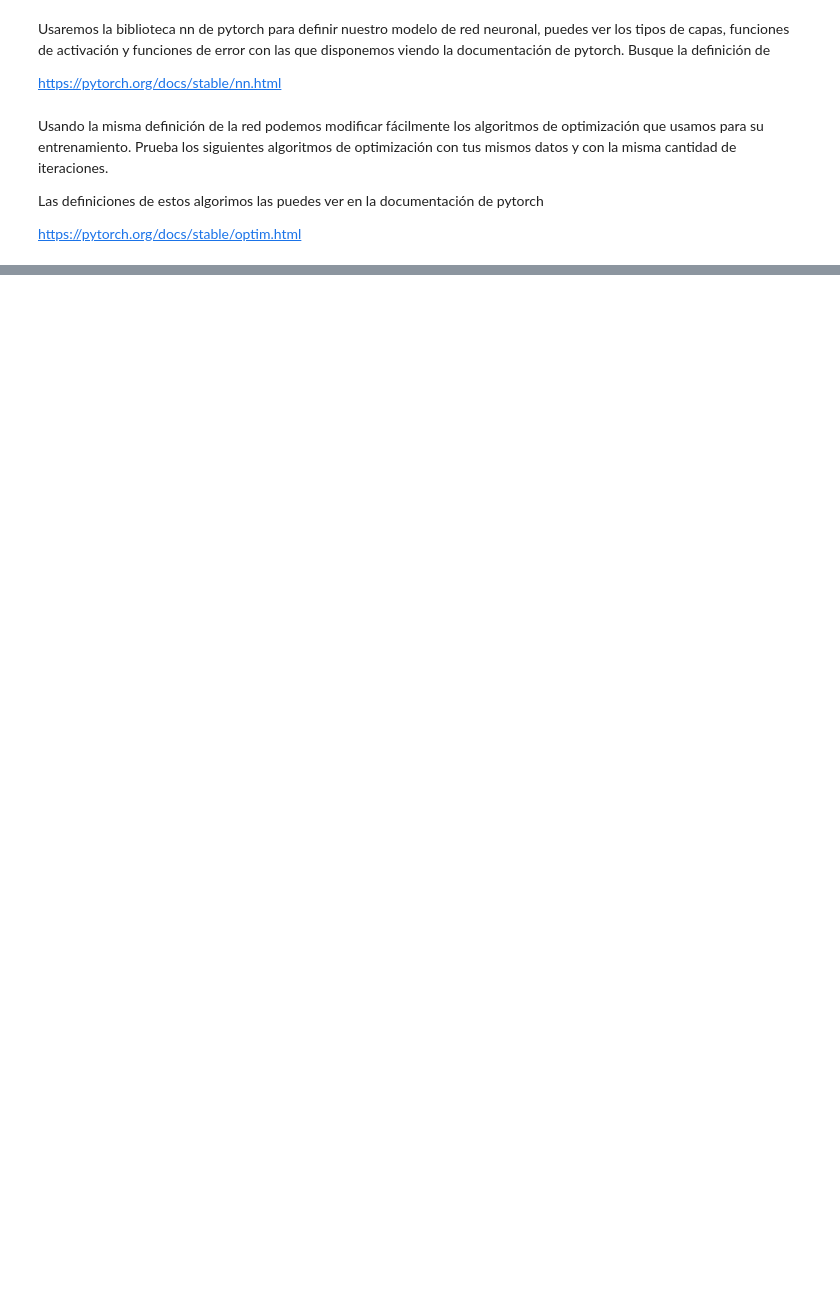
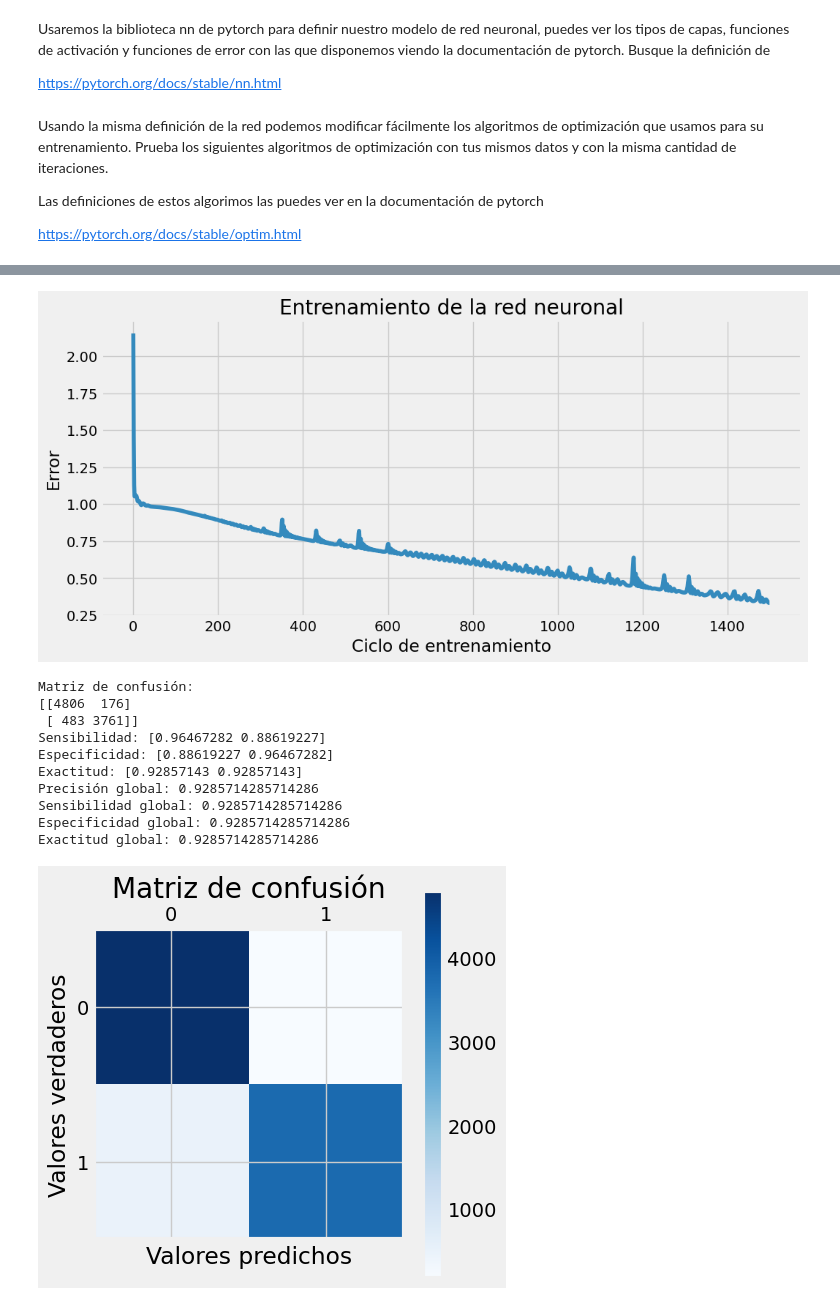
Before and after one commit to CarlosCastanon2099/Redes-Neuronales, a Jupyter notebook: Practicas/Practica-05/Poker.ipynb, the cells around one changed output, grey strips where cells are left out. Cells and saved outputs as stored; diff of their text form; code cells hidden in the pictures; blank space fills up the shorter version.

```diff
--- a/Practicas/Practica-05/Poker.ipynb
+++ b/Practicas/Practica-05/Poker.ipynb
@@ -281,25 +296,38 @@ modeloB.confusion(X_val, Y_val)
 # %%
 ## Entrena una red utilizando el algoritmo de optimización Adam
 ## y muestra la matriz de confusión
 
 # Definir el tamaño de entrada, oculta y salida
 input_sizeA = 10  # Tamaño de entrada
 hidden_sizeA = 85  # Tamaño de la capa oculta
 output_sizeA = 10  # Tamaño de salida (número de clases)
 
 # Crear una instancia del modelo
 modeloA = Poker(input_sizeA, hidden_sizeA, output_sizeA)
 
 # Definir el optimizador (Adam)
 optimizerA = optim.Adam(modeloA.parameters(), lr=0.01)
 
 # Entrenar la red
-modeloA.train(X_train, Y_train, optimizerA, ciclos=500)
+modeloA.train(X_train, Y_train, optimizerA, ciclos=1500)
 
 # Mostrar la matriz de confusión
 modeloA.confusion(X_val, Y_val)
 
-# Con la anterior configuracion el tiempo de calculo fue de 17 minutos 18 segundos
+# Con la anterior configuracion el tiempo de calculo fue de 52 minutos 59 segundos
+# %% [output]
+[figure, added]
+Matriz de confusión:
+[[4806  176]
+ [ 483 3761]]
+Sensibilidad: [0.96467282 0.88619227]
+Especificidad: [0.88619227 0.96467282]
+Exactitud: [0.92857143 0.92857143]
+Precisión global: 0.9285714285714286
+Sensibilidad global: 0.9285714285714286
+Especificidad global: 0.9285714285714286
+Exactitud global: 0.9285714285714286
+[figure, added]
 # %%
 ## Entrena una red utilizando el algoritmo de optmización Adagrad
 ## y muestra la matriz de confusión.
```
Also changed, not shown: parts of 3 cells of this notebook.
